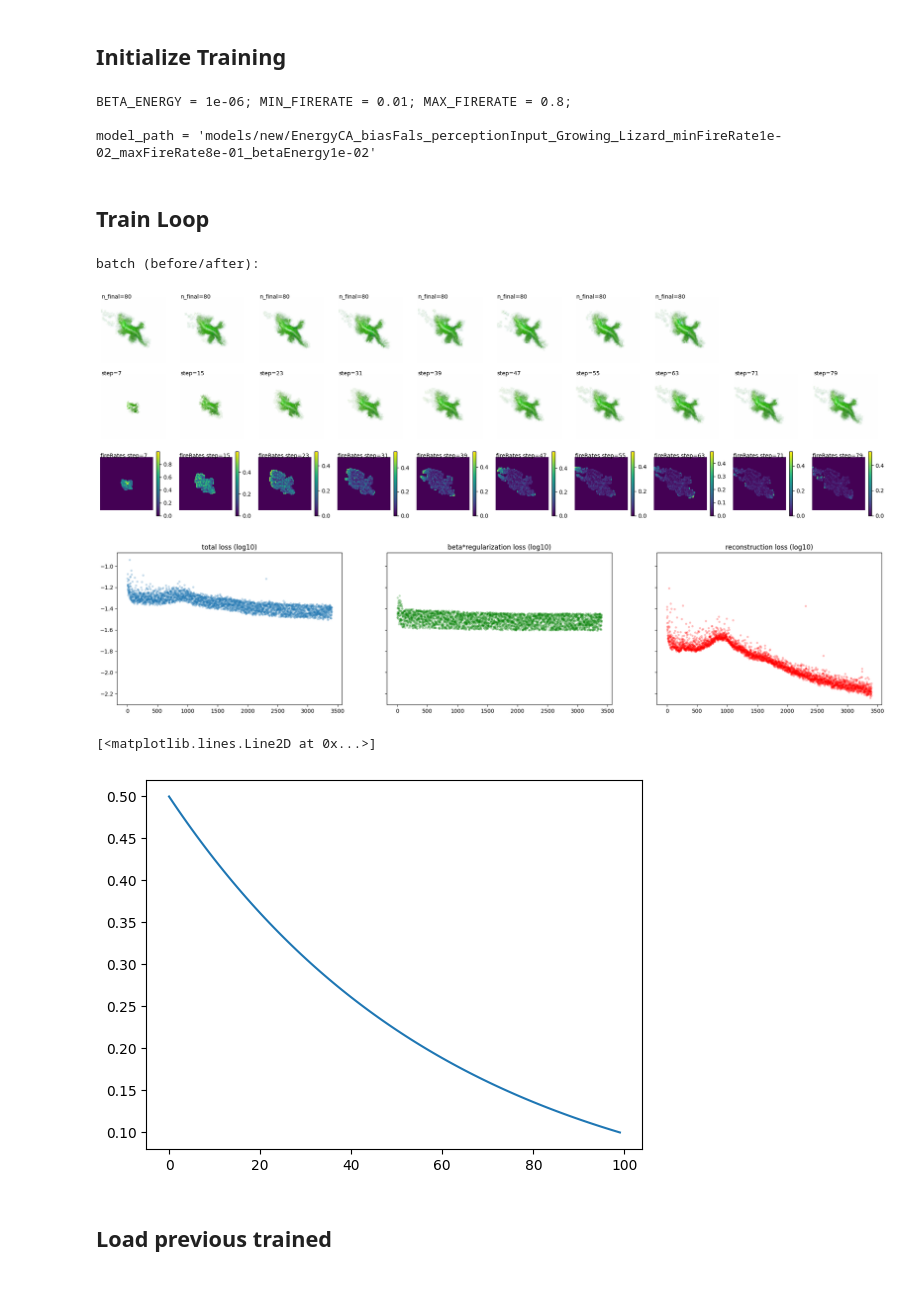
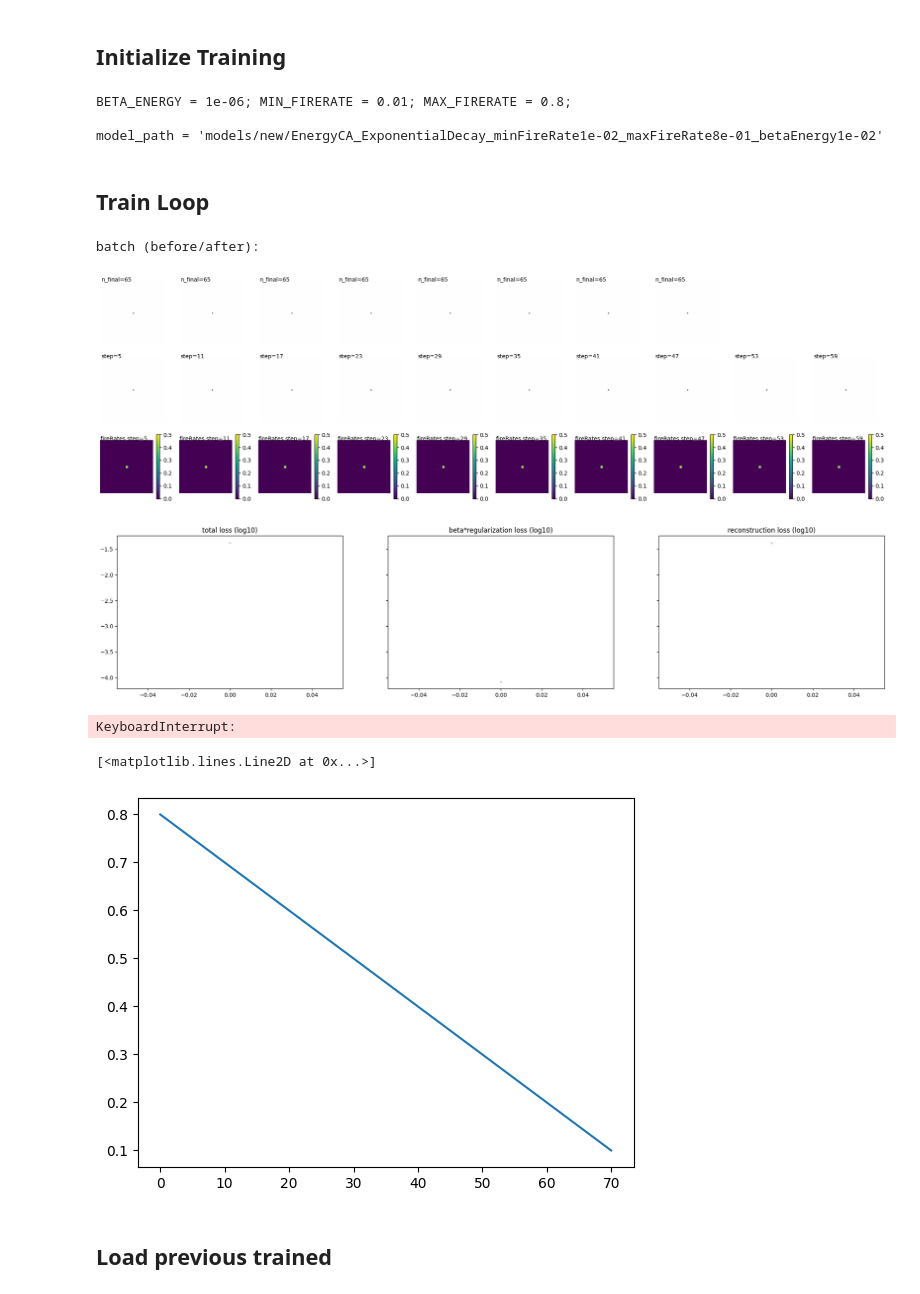
Before and after one commit to andrecharneca/Adaptive-Neural-Cellular-Automata, a Jupyter notebook: training.ipynb, the cells around one changed output. Saved outputs shown, nothing was run; the diff lists cells and outputs as text; code cells hidden in the pictures.

Commit message:
applying loss only on live cells, last commit

```diff
--- a/training.ipynb
+++ b/training.ipynb
@@ -113,6 +112,8 @@ BETA = 0.01         # regularization param
 BETA_ENERGY = 1e-6
 MIN_FIRERATE = 0.01
 MAX_FIRERATE = 0.8
+CONST_FIRERATE = 0.5 # if DECAY_TYPE = 'None'
+DECAY_TYPE = 'Exponential' # ['Linear', 'Exponential' or 'None']
 
 
 target_img = load_emoji(TARGET_EMOJI)
@@ -144,13 +145,13 @@ optimizer = optim.Adam(ca.parameters(), lr=lr, betas=betas)
 scaler = torch.cuda.amp.GradScaler()
 
 ###model_path = cwd+f"models/AdaptFireRatePonder_{EXPERIMENT_TYPE}_{EMOJI_NAME}_lambdapinv{1/LAMBDA_P:.0f}_maxsteps{MAX_STEPS}_beta{BETA:.0e}"
-model_path = f"models/new/EnergyCA_biasFals_perceptionInput_{EXPERIMENT_TYPE}_{EMOJI_NAME}_minFireRate{MIN_FIRERATE:.0e}_maxFireRate{MAX_FIRERATE:.0e}_betaEnergy{BETA:.0e}"
+model_path = f"models/new/EnergyCA_LossOnAlive_{DECAY_TYPE}Decay_minFireRate{MIN_FIRERATE:.0e}_maxFireRate{MAX_FIRERATE:.0e}_betaEnergy{BETA:.0e}"
 debug('BETA_ENERGY', 'MIN_FIRERATE', 'MAX_FIRERATE', same_line=True)
 debug("model_path")
 # %% [output]
 BETA_ENERGY = 1e-06; MIN_FIRERATE = 0.01; MAX_FIRERATE = 0.8;
 
-model_path = 'models/new/EnergyCA_biasFals_perceptionInput_Growing_Lizard_minFireRate1e-02_maxFireRate8e-01_betaEnergy1e-02'
+model_path = 'models/new/EnergyCA_ExponentialDecay_minFireRate1e-02_maxFireRate8e-01_betaEnergy1e-02'
 # %% [markdown]
 ## Train Loop
 # %%
@@ -158,12 +159,20 @@ def train(x, target, steps, optimizer, scaler, scheduler=None):
     optimizer.zero_grad(set_to_none=True)
 
     #with torch.cuda.amp.autocast(): #with autocast, the dx's become nan for some reason
-    x_steps, fireRates_steps = ca(x, steps=steps)
+    x_steps, fireRates_steps, life_mask_steps = ca(x, steps=steps)
     x_final = x_steps[-1,:,:,:,:4]
+    life_mask_steps = life_mask_steps[:,:,0,:,:].cpu()
 
-    # create exponentially decreasing fireRates from MIN->MAX_FIRERATE
-    exp_map = torch.from_numpy(np.exp(np.linspace(np.log(MAX_FIRERATE),np.log(MIN_FIRERATE), steps)))
-    goal_fireRate_tensor = torch.einsum("i,ijkl -> ijkl", exp_map, torch.ones((steps,BATCH_SIZE,IMG_SIZE,IMG_SIZE))).to(device)
+    # we want to compute the fireRate loss only at the alive cells
+    # create decreasing fireRates from MIN->MAX_FIRERATE
+    if DECAY_TYPE == 'Exponential':
+        decay_map = torch.from_numpy(np.exp(np.linspace(np.log(MAX_FIRERATE),np.log(MIN_FIRERATE), steps)))
+    elif DECAY_TYPE == 'Linear':
+        decay_map = torch.from_numpy(np.linspace(MAX_FIRERATE, MIN_FIRERATE, steps))
+    elif DECAY_TYPE == 'None':
+        decay_map = torch.ones((steps, BATCH_SIZE, IMG_SIZE, IMG_SIZE)) * CONST_FIRERATE
+
+    goal_fireRate_tensor = torch.einsum("i,ijkl -> ijkl", decay_map, life_mask_steps).to(device)
 
     # loss computation
     loss_rec_val = F.mse_loss(x_final, target)
@@ -178,7 +187,7 @@ def train(x, target, steps, optimizer, scaler, scheduler=None):
               #"loss_reg_val.shape",
               #"loss_rec_val.item()",
               #"loss_reg_val.item()",
-              "fireRates_steps.shape",
+              "life_mask_steps.shape",
           )
     # Using gradient scaling bc of float16 precision (not needed if autocast is off)
     scaler.scale(loss).backward()
@@ -186,47 +195,50 @@ def train(x, target, steps, optimizer, scaler, scheduler=None):
     scaler.update()
     #scheduler.step()
 
-    return x_steps, loss, loss_rec_val, loss_energy_val, fireRates_steps
+    return x_steps, loss, loss_rec_val, loss_energy_val, fireRates_steps, life_mask_steps###remove life_mask_steps
 
 loss_log = []
 loss_energy_log = []
 loss_rec_log = []
 
 # Train loop
 for i in tqdm(range(n_epoch+1)):
     x0 = np.repeat(seed[None, ...], BATCH_SIZE, 0)
     x0 = torch.from_numpy(x0.astype(np.float32)).to(device)
 
-    x_steps, loss, loss_rec_val, loss_energy_val, fireRates_steps = train(x0, pad_target, np.random.randint(64,96), optimizer, scaler)
+    x_steps, loss, loss_rec_val, loss_energy_val, fireRates_steps, life_mask_steps = train(x0, pad_target, np.random.randint(64,96), optimizer, scaler)
 
     step_i = len(loss_log)
     loss_log.append(loss.item())
     loss_rec_log.append(loss_rec_val.item())
     loss_energy_log.append(loss_energy_val.item())
 
     if step_i%100 == 0:
         clear_output()
         visualize_batch_energy(
             x0.detach().cpu().numpy(),
             x_steps.detach().cpu().numpy(),
             fireRates_steps.detach().cpu().numpy().astype(np.float32),
             progress_steps=10)
         plot_loss_reg_rec(loss_log, loss_energy_log, loss_rec_log)
-    if step_i%1000 == 0 and step_i>0:
+    if step_i%2000 == 0 and step_i>0:
       torch.save(ca.state_dict(), model_path+f"_epoch{step_i}.pth")
 # %% [output]
 batch (before/after):
-[figure, old version]
+[figure, new version]
-[figure, old version]
+[figure, new version]
+KeyboardInterrupt:
 # %%
 # what the fireRate of a cell should be, throughout time
-exp_map = torch.from_numpy(np.exp(np.linspace(np.log(0.5),np.log(0.1), 100)))
-min_fireRatestest = torch.einsum("i,ijkl -> ijkl", exp_map, torch.ones((100,8,72,72)))
+#decay_map = torch.from_numpy(np.exp(np.linspace(np.log(0.5),np.log(0.1), 100)))
+
+decay_map = torch.from_numpy(np.linspace(MAX_FIRERATE, MIN_FIRERATE, life_mask_steps.shape[0]))
+min_fireRatestest = torch.einsum("i,ijkl -> ijkl", decay_map, life_mask_steps)
 min_fireRatestest2 = torch.ones((100,8,72,72))
-plt.plot(min_fireRatestest.numpy()[:,0,0,0])
+plt.plot(min_fireRatestest.numpy()[:,0,36,36])
 # %% [output]
 [<matplotlib.lines.Line2D at 0x...>]
-[figure, old version]
+[figure, new version]
 # %% [markdown]
 ## Load previous trained
 # %%
```
Also changed, not shown: parts of 5 cells of this notebook, 12 other files.
